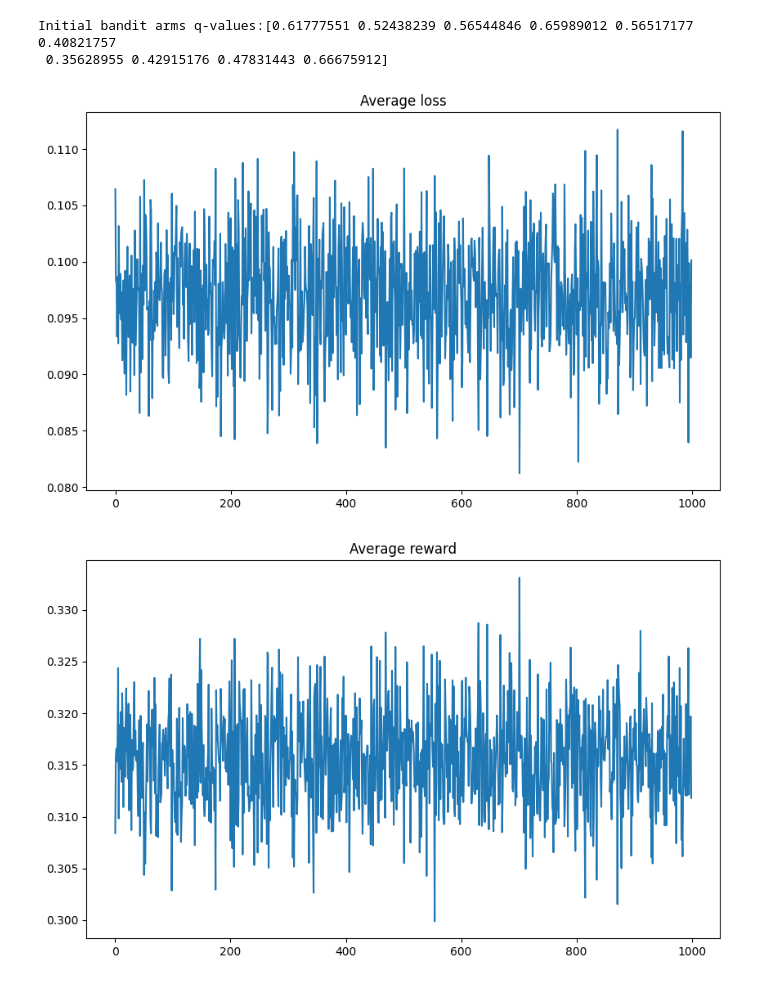
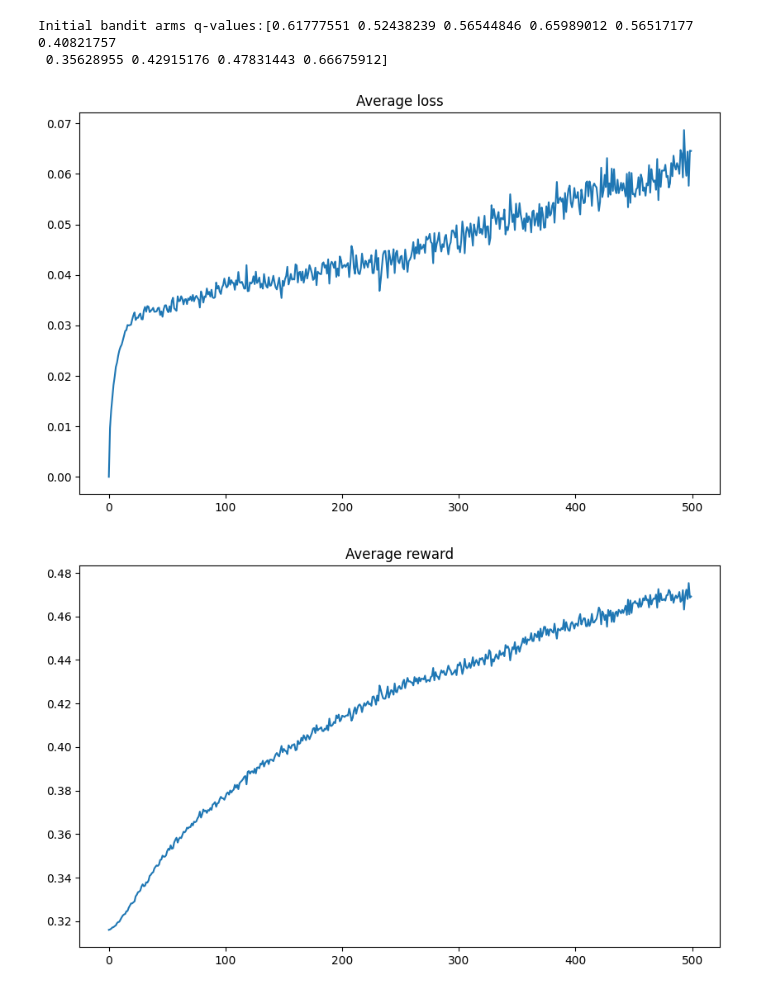
Before and after one commit to stonapse64/rl-specialization-coursera.gymnasium, a Jupyter notebook: k-armed-bandit/playground.ipynb, the cells around one changed output. Cells and saved outputs as stored; diff of their text form; code cells hidden in the pictures.

```diff
--- a/k-armed-bandit/playground.ipynb
+++ b/k-armed-bandit/playground.ipynb
@@ -19,7 +19,7 @@ import numpy as np
 
 from tqdm import tqdm
 import karmedbandit
-from karmedagents import BanditAgentEpsilonGreedy
+from karmedagents import BanditAgentEpsilonGreedyClaude, BanditAgentEpsilonGreedyOptimized
 
 # Instantiate env
 env = gym.make("BanditEnv-v0")
@@ -29,15 +29,15 @@ obs, info = env.reset()
 ppt(f'Initial bandit arms q-values:{env.get_wrapper_attr("arms_q_values")}')
 
 # Instantiate agent
-epsilon = 1.
-agent = BanditAgentEpsilonGreedy(env=env, epsilon=epsilon)
-ppt(f'Agent policy: {epsilon}')
+# agent = BanditAgentEpsilonGreedyClaude(env=env, epsilon=0.1, start_value=0.0, seed=42)
+agent = BanditAgentEpsilonGreedyOptimized(env=env, epsilon=0.1, start_value=0.0, seed=42)
+# ppt(f'Agent policy: {epsilon}')
 
 # set up experiment
 # episodes = 2000
-# timesteps = 10000
-episodes = 200
-timesteps = 1000
+# timesteps = 20000
+episodes = 1000
+timesteps = 500
 
 # Create arrays to collect KPI
 average_rewards_all_runs = np.zeros(timesteps)
@@ -47,6 +47,7 @@ percentage_optimal_actions = np.zeros(timesteps)
 
 for episode in tqdm(range(episodes)):
     obs, info = env.reset()
+    agent.reset()
 
     # Create arrays to collect episode KPI
     rewards_run = np.zeros(timesteps)
@@ -63,14 +64,16 @@ for episode in tqdm(range(episodes)):
         loss_run[timestep] = step_error
 
     # compute and log overall KPI
-    average_rewards_all_runs += (1 / (episodes + 1)) * (rewards_run - average_rewards_all_runs)
-    average_loss_all_runs += (1 / (episodes + 1)) * (loss_run - average_loss_all_runs)
+    average_rewards_all_runs += (rewards_run - average_rewards_all_runs) / (episodes + 1)
+    average_loss_all_runs += (loss_run - average_loss_all_runs) / (episodes + 1)
 
 percentage_optimal_actions = optimal_actions / episodes
 
 ppt(f'Final bandit arms q-values:{env.get_wrapper_attr("arms_q_values")}')
 
 # env.close()
+# BanditAgentEpsilonGreedyClaude: 600k its: 21.7s
+# BanditAgentEpsilonGreedyClaude: 600k its: 19.2s
 # %% [output]
 -------------------------
 Bandit configuration
@@ -101,19 +101,19 @@ Initial bandit arms q-values:[0.61777551 0.52438239 0.56544846 0.65989012 0.5651
 # %%
 import matplotlib.pyplot as plt
 
 # Dictionary of plot names and data
 plots = {
     "Average loss": average_loss_all_runs,
     "Average reward": average_rewards_all_runs,
     "Percentage optimal actions": percentage_optimal_actions,
     "Optimal actions": optimal_actions
 }
 
 for plot_name, plot_data in plots.items():
     plt.figure(figsize=(10, 6))
     plt.title(plot_name)
-    plt.plot(plot_data)
+    plt.plot(plot_data[:1000])
     plt.show()
 # %% [output]
-[figure, old version]
+[figure, new version]
-[figure, old version]
+[figure, new version]
```
Also changed, not shown: parts of 2 cells of this notebook, 2 other files.
